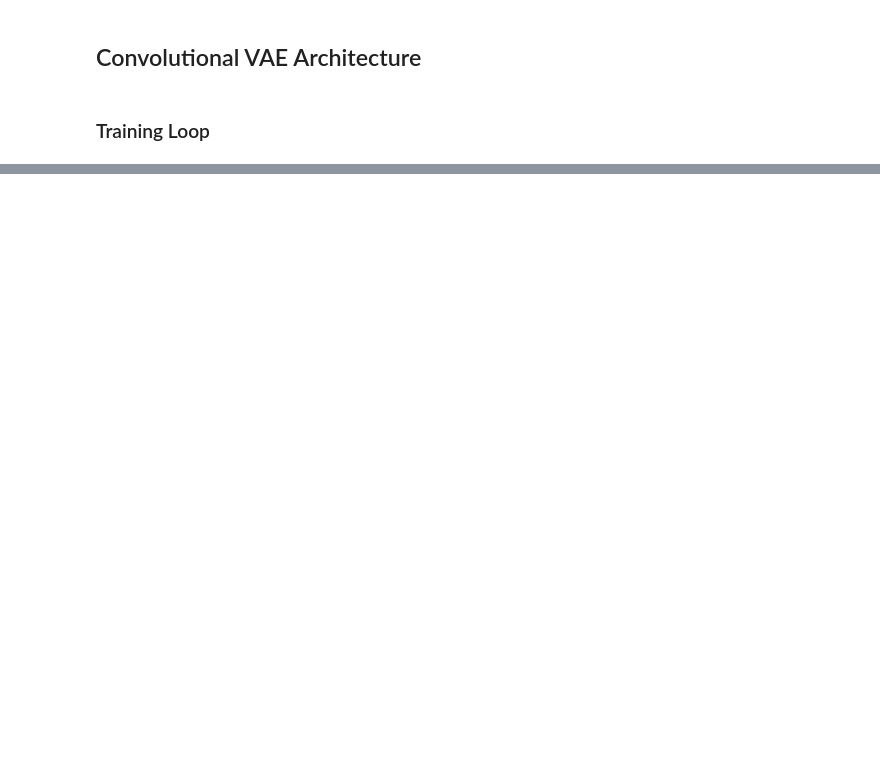
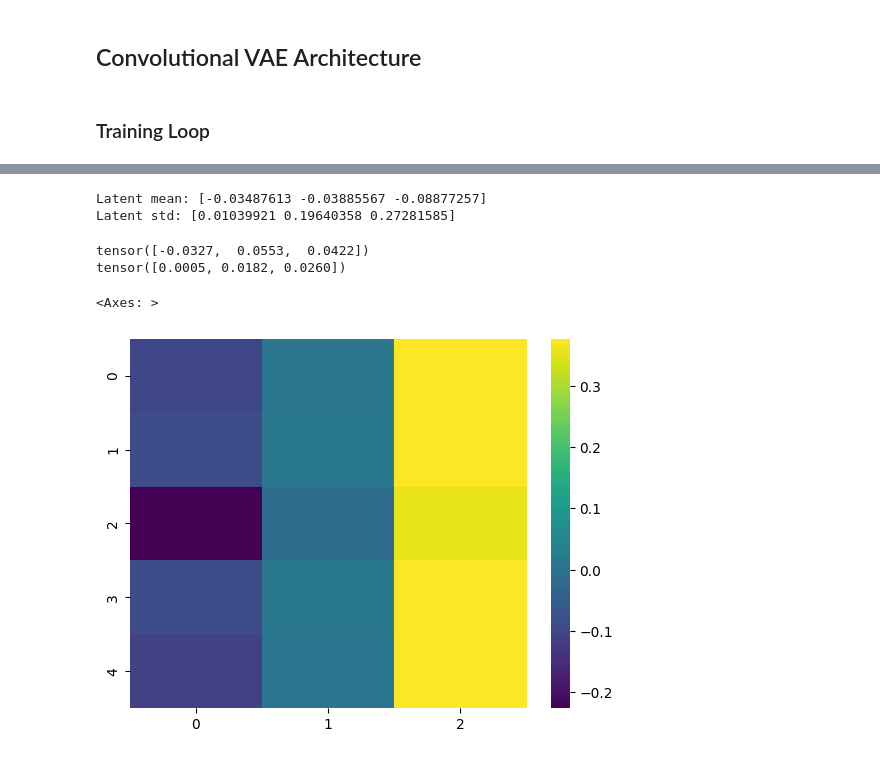
Before and after one commit to OmGuin/BASDL, a Jupyter notebook: CVAE.ipynb, the cells around one changed output, grey strips where cells are left out. Drawn from its saved outputs; the diff is of its cells as text; code cells hidden in the pictures; blank space fills up the shorter version.

```diff
--- a/CVAE.ipynb
+++ b/CVAE.ipynb
@@ -31,6 +33,11 @@ windows.shape
 # %%
-X = torch.tensor(windows, dtype=torch.float32).unsqueeze(1)
-X = torch.log1p(X)
+X_raw = torch.tensor(windows, dtype=torch.float32)  # shape: (N, 21)
+min_val = X_raw.min()
+max_val = X_raw.max()
+
+X = (X_raw - min_val) / (max_val - min_val)
+X = X.unsqueeze(1)  # (N, 1, 21)
+#X = torch.log1p(X)
 if torch.cuda.is_available():
     X = X.cuda()
 DEVICE = torch.device('cuda' if torch.cuda.is_available() else 'cpu')
@@ -181,0 +300,29 @@ fig.show()
+# %%
+model.eval()
+latents = []
+with torch.no_grad():
+    for batch in loader:
+        x_batch = batch[0].to(DEVICE)
+        enc = model.encoder(x_batch)
+        enc_flat = enc.view(x_batch.size(0), -1)
+        mu = model.fc_mu(enc_flat)
+        latents.append(mu.cpu().numpy())
+
+latents = np.vstack(latents)
+print("Latent mean:", np.mean(latents, axis=0))
+print("Latent std:", np.std(latents, axis=0))
+# %% [output]
+Latent mean: [-0.03487613 -0.03885567 -0.08877257]
+Latent std: [0.01039921 0.19640358 0.27281585]
+# %%
+print(torch.mean(mu, dim=0))
+print(torch.std(mu, dim=0))
+# %% [output]
+tensor([-0.0327,  0.0553,  0.0422])
+tensor([0.0005, 0.0182, 0.0260])
+# %%
+import seaborn as sns
+sns.heatmap(mu.cpu().detach().numpy(), cmap="viridis")
+# %% [output]
+<Axes: >
+[figure, added]
```
Also changed, not shown: parts of 9 cells of this notebook, 5 other files.
